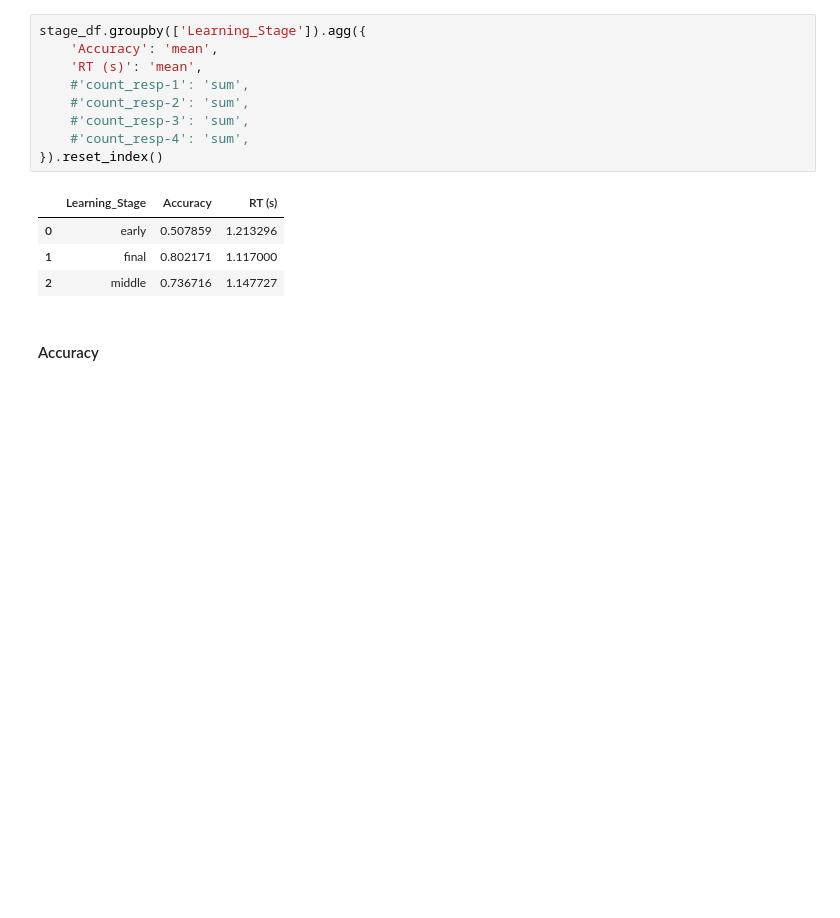
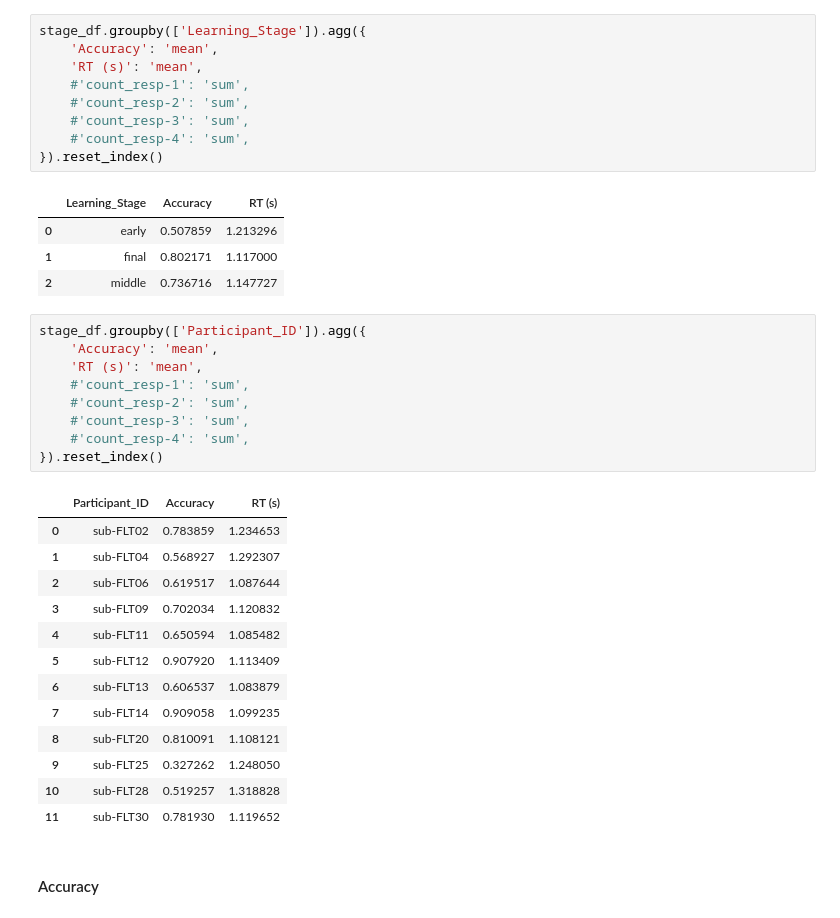
Before and after one commit to SoundBrainLab/fMRI_auditory-category-learning, a Jupyter notebook: 04_behavior/behavior_analysis.ipynb, the cells around one changed output. Saved outputs shown, nothing was run; the diff lists cells and outputs as text; blank space fills up the shorter version.

```diff
--- a/04_behavior/behavior_analysis.ipynb
+++ b/04_behavior/behavior_analysis.ipynb
@@ -225,6 +225,29 @@ stage_df.groupby(['Learning_Stage']).agg({
 | 0 | early | 0.507859 | 1.213296 |
 | 1 | final | 0.802171 | 1.117000 |
 | 2 | middle | 0.736716 | 1.147727 |
+# %%
+stage_df.groupby(['Participant_ID']).agg({
+    'Accuracy': 'mean',
+    'RT (s)': 'mean',
+    #'count_resp-1': 'sum',
+    #'count_resp-2': 'sum',
+    #'count_resp-3': 'sum',
+    #'count_resp-4': 'sum',
+}).reset_index()
+# %% [output]
+|  | Participant_ID | Accuracy | RT (s) |
+| 0 | sub-FLT02 | 0.783859 | 1.234653 |
+| 1 | sub-FLT04 | 0.568927 | 1.292307 |
+| 2 | sub-FLT06 | 0.619517 | 1.087644 |
+| 3 | sub-FLT09 | 0.702034 | 1.120832 |
+| 4 | sub-FLT11 | 0.650594 | 1.085482 |
+| 5 | sub-FLT12 | 0.907920 | 1.113409 |
+| 6 | sub-FLT13 | 0.606537 | 1.083879 |
+| 7 | sub-FLT14 | 0.909058 | 1.099235 |
+| 8 | sub-FLT20 | 0.810091 | 1.108121 |
+| 9 | sub-FLT25 | 0.327262 | 1.248050 |
+| 10 | sub-FLT28 | 0.519257 | 1.318828 |
+| 11 | sub-FLT30 | 0.781930 | 1.119652 |
 # %% [markdown]
 #### Accuracy
 # %%
```
Also changed, not shown: parts of 1 cell of this notebook.
